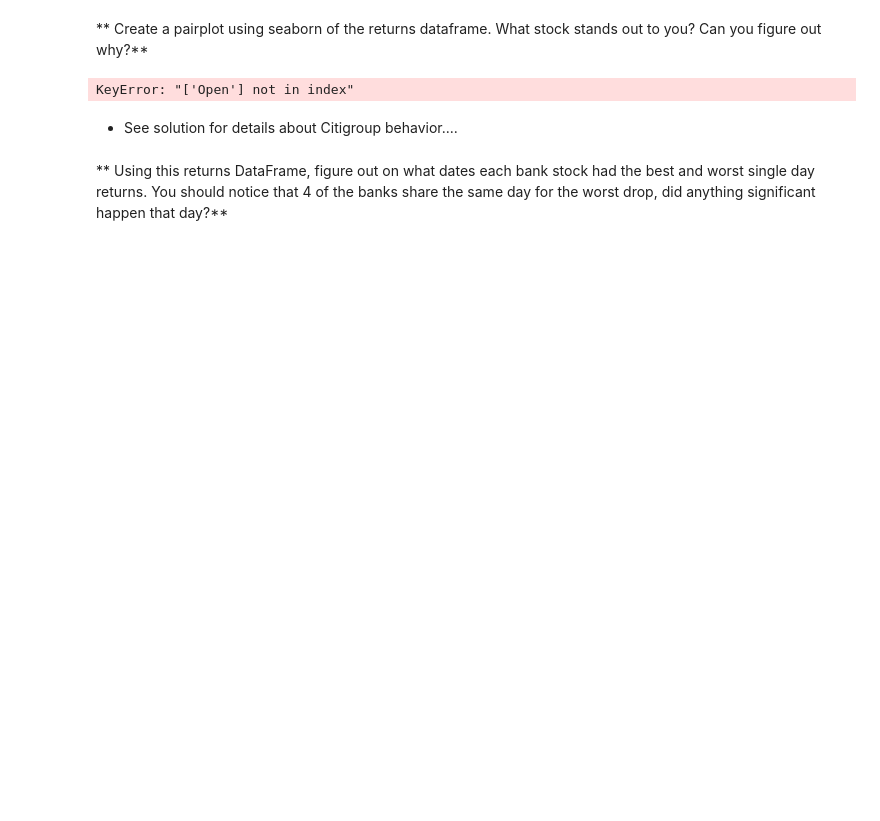
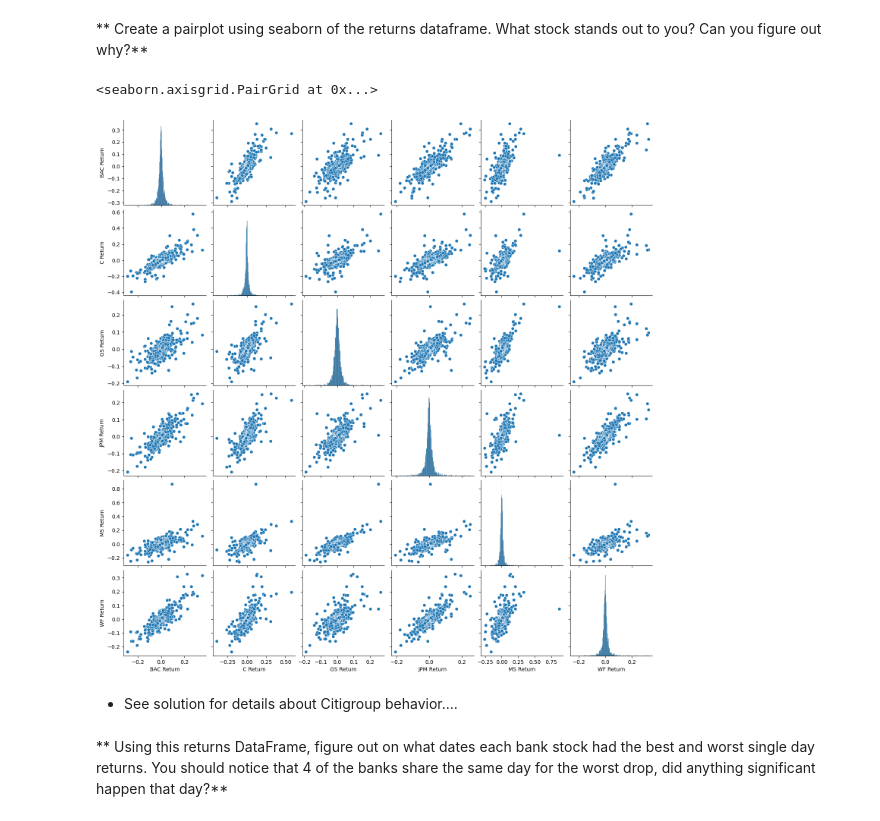
Before and after one commit to NahuelCl/Finanace_Project_Analisys, a Jupyter notebook: 3-Finance Project.ipynb, the cells around one changed output. Drawn from its saved outputs; the diff is of its cells as text; code cells hidden in the pictures; blank space fills up the shorter version.

```diff
--- a/3-Finance Project.ipynb
+++ b/3-Finance Project.ipynb
@@ -191,9 +189,10 @@ returns.head()
 # %% [markdown]
 ** Create a pairplot using seaborn of the returns dataframe. What stock stands out to you? Can you figure out why?**
 # %%
-sns.pairplot(data=returns)
+sns.pairplot(returns[1:])
 # %% [output]
-KeyError: "['Open'] not in index"
+<seaborn.axisgrid.PairGrid at 0x...>
+[figure, added]
 # %% [markdown]
 * See solution for details about Citigroup behavior....
 # %% [markdown]
```
Also changed, not shown: parts of 20 cells of this notebook.
